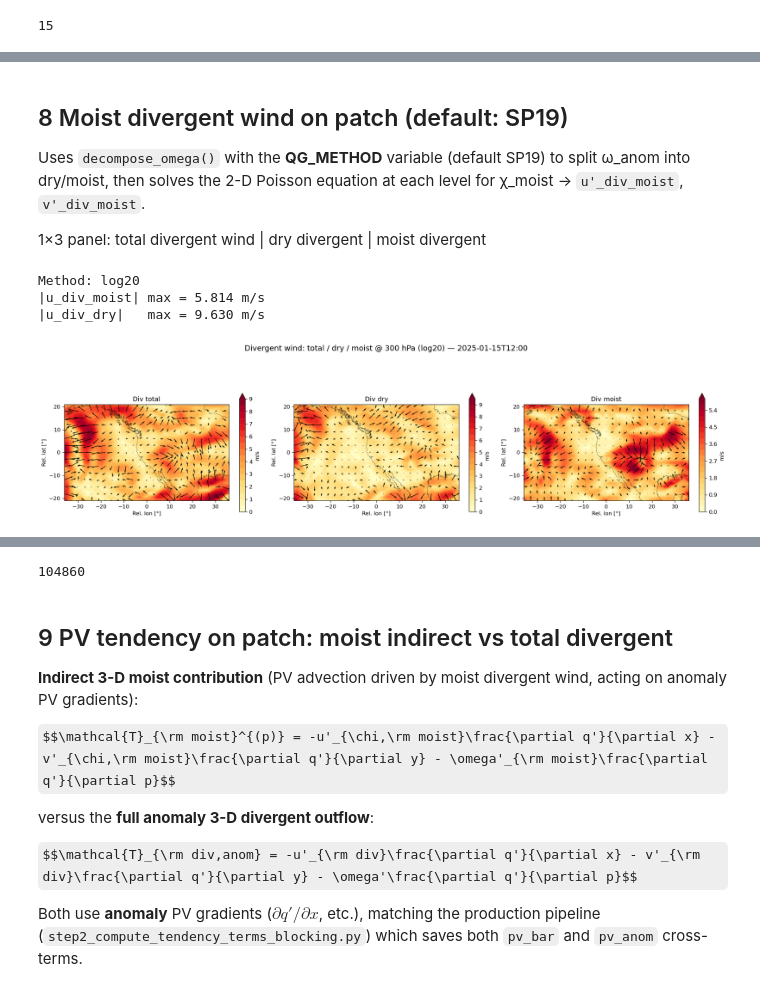
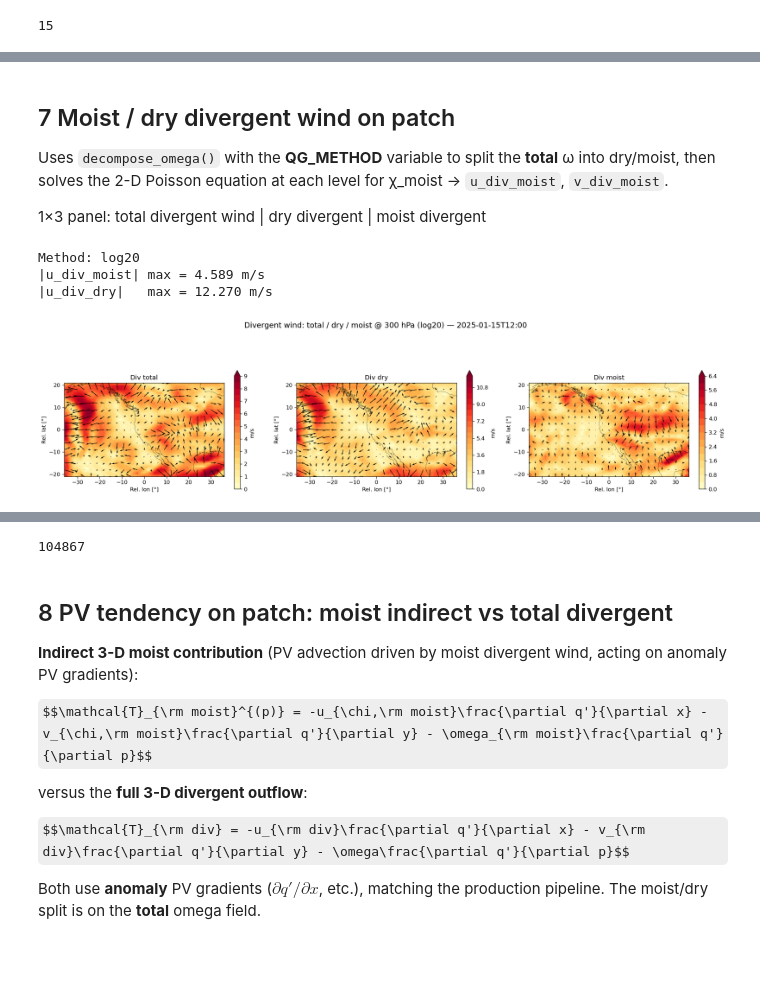
Before and after one commit to yanxingjianken/pvtend, a Jupyter notebook: examples/02_helmholtz_and_qg_omega.ipynb, the cells around one changed output, grey strips where cells are left out. Cells and saved outputs as stored; diff of their text form; code cells hidden in the pictures; some formulas as TeX source; blank space fills up the shorter version.

```diff
--- a/examples/02_helmholtz_and_qg_omega.ipynb
+++ b/examples/02_helmholtz_and_qg_omega.ipynb
@@ -430,7 +430,7 @@ then the result is extracted to the patch.  LOG20 solves directly on the patch.
 3×3 panel: rows = methods, columns = [ω_total, ω_dry, ω_moist = ω_total − ω_dry]
 # %%
 %%time
-# ── Full-NH geostrophic wind (for FFT — needs periodic longitude) ──
+# ── Full-NH geostrophic wind (for FFT & LOG20 — needs periodic longitude) ──
 def _geostrophic_nh(phi_3d):
     """(u_g, v_g) on the full NH grid using periodic zonal gradients."""
     ug = np.zeros_like(phi_3d)
@@ -460,11 +460,12 @@ wd_fft_nh = solve_qg_omega(ug_snap_nh, vg_snap_nh, t_snap,
 wd_fft = patcher.extract(wd_fft_nh, i_lat, i_lon)
 t_fft = time.perf_counter() - t0
 
-# ── LOG20 / SIP (total, on PATCH) ──
+# ── LOG20 / SIP (total, on FULL NH → extract patch) ──
 t0 = time.perf_counter()
-wd_log20 = solve_qg_omega(p_ug_snap, p_vg_snap, p_t_snap,
-                           patch_lat, patch_lon, plevs_pa,
-                           method="log20", center_lat=CENTER_LAT)
+wd_log20_nh = solve_qg_omega(ug_snap_nh, vg_snap_nh, t_snap,
+                              lat, lon, plevs_pa,
+                              method="log20", center_lat=CENTER_LAT)
+wd_log20 = patcher.extract(wd_log20_nh, i_lat, i_lon)
 t_log20 = time.perf_counter() - t0
 
 # Moist residual
@@ -472,14 +473,14 @@ wm_sp19  = p_w_snap - wd_sp19
 wm_fft   = p_w_snap - wd_fft
 wm_log20 = p_w_snap - wd_log20
 
-print(f"SP19:  {t_sp19:.2f}s  |  FFT (full NH): {t_fft:.2f}s  |  LOG20 (patch): {t_log20:.2f}s")
+print(f"SP19:  {t_sp19:.2f}s  |  FFT (full NH): {t_fft:.2f}s  |  LOG20 (full NH): {t_log20:.2f}s")
 print(f"|wd_fft|  max = {np.abs(wd_fft[ilev]).max():.4f} Pa/s")
 print(f"|wd_log20| max = {np.abs(wd_log20[ilev]).max():.4f} Pa/s")
 
 # ── 3×3 plot: rows = [SP19, FFT, LOG20], cols = [w_total, w_dry, w_moist] ──
 methods = [("SP19 (patch)",    p_w_snap, wd_sp19,  wm_sp19),
            ("FFT (full NH)",   p_w_snap, wd_fft,   wm_fft),
-           ("LOG20 (patch)",   p_w_snap, wd_log20, wm_log20)]
+           ("LOG20 (full NH)", p_w_snap, wd_log20, wm_log20)]
 col_labels = ["ω_total", "ω_dry", "ω_moist"]
 
 fig, axes = plt.subplots(3, 3, figsize=(18, 14))
@@ -505,7 +506,7 @@ for ax in axes.flat:
     ax.set_xlabel("Rel. lon [°]"); ax.set_ylabel("Rel. lat [°]")
 
 fig.suptitle(f"Total omega: 3-method comparison @ {PLOT_LEV} hPa — {ts_str}\n"
-             f"FFT on full NH (61×240), LOG20 on patch ({p_w_snap.shape[1]}×{p_w_snap.shape[2]})",
+             f"FFT & LOG20 on full NH (61×240), extracted to patch",
              fontsize=14, y=0.93)
 fig.tight_layout()
 plt.show(); plt.close("all"); gc.collect()
@@ -602,27 +522,28 @@ Wall time: 2.52 s
 # %% [markdown]
-## 8  Moist divergent wind on patch (default: SP19)
+## 7  Moist / dry divergent wind on patch
 
-Uses `decompose_omega()` with the **QG_METHOD** variable (default SP19) to split ω_anom into dry/moist,
-then solves the 2-D Poisson equation at each level for χ_moist → `u'_div_moist`, `v'_div_moist`.
+Uses `decompose_omega()` with the **QG_METHOD** variable to split the **total** ω into dry/moist,
+then solves the 2-D Poisson equation at each level for χ_moist → `u_div_moist`, `v_div_moist`.
 
 1×3 panel:  total divergent wind  |  dry divergent  |  moist divergent
 # %%
 %%time
-# ── Compute ω_dry for the anomaly using QG_METHOD (on patch) ──
+# ── Select ω_dry for the total field using QG_METHOD ──
 if QG_METHOD == "sp19":
-    omega_dry_anom = wad_sp19
+    omega_dry_total = wd_sp19
 elif QG_METHOD == "fft":
-    omega_dry_anom = wad_fft
+    omega_dry_total = wd_fft
 elif QG_METHOD == "log20":
-    omega_dry_anom = wad_log20
+    omega_dry_total = wd_log20
 else:
     raise ValueError(f"Unknown QG_METHOD: {QG_METHOD}")
 
-omega_moist_anom = p_w_anom - omega_dry_anom
+omega_moist_total = p_w_snap - omega_dry_total
 
 # ── decompose_omega on the patch → chi_moist, u_div_moist, v_div_moist ──
+# Uses FULL omega (total snapshot), not anomaly
 decomp = decompose_omega(
-    p_w_anom, omega_dry_anom, patch_lat, patch_lon, plevs_pa,
+    p_w_snap, omega_dry_total, patch_lat, patch_lon, plevs_pa,
     u_div=p_u_div, v_div=p_v_div,
 )
 u_div_moist = decomp["u_div_moist"]
@@ -633,33 +554,33 @@ v_div_dry   = decomp["v_div_dry"]
 print(f"Method: {QG_METHOD}")
 print(f"|u_div_moist| max = {np.abs(u_div_moist[ilev]).max():.3f} m/s")
 print(f"|u_div_dry|   max = {np.abs(u_div_dry[ilev]).max():.3f} m/s")
 
 # ── 1×3 panel: divergent wind total / dry / moist @ PLOT_LEV ──
 fig, axes = plt.subplots(1, 3, figsize=(18, 5))
 div_panels = [
     ("Div total",  p_u_div[ilev],     p_v_div[ilev]),
     ("Div dry",    u_div_dry[ilev],   v_div_dry[ilev]),
     ("Div moist",  u_div_moist[ilev], v_div_moist[ilev]),
 ]
 
 for ax, (title, uk, vk) in zip(axes, div_panels):
     speed = np.sqrt(uk**2 + vk**2)
     cf = ax.contourf(x_coords, y_coords, speed, levels=20, cmap="YlOrRd", extend="max")
     ax.quiver(x_coords[::skip], y_coords[::skip],
               uk[::skip, ::skip], vk[::skip, ::skip],
               scale=100, width=0.003, color="k")
     overlay_coastlines(ax, **coast_kw)
     ax.set_aspect("equal")
     ax.set_xlabel("Rel. lon [°]"); ax.set_ylabel("Rel. lat [°]")
     ax.set_title(title, fontsize=12)
     plt.colorbar(cf, ax=ax, shrink=0.7, label="m/s")
 
 fig.suptitle(f"Divergent wind: total / dry / moist @ {PLOT_LEV} hPa ({QG_METHOD}) — {ts_str}",
              fontsize=14, y=1.02)
 fig.tight_layout()
 plt.show(); plt.close("all"); gc.collect()
 # %% [output]
 Method: log20
-|u_div_moist| max = 5.814 m/s
-|u_div_dry|   max = 9.630 m/s
+|u_div_moist| max = 4.589 m/s
+|u_div_dry|   max = 12.270 m/s
-[figure, old version]
+[figure, new version]
@@ -668,17 +589,17 @@ Wall time: 980 ms
-104860
+104867
 # %% [markdown]
-## 9  PV tendency on patch: moist indirect vs total divergent
+## 8  PV tendency on patch: moist indirect vs total divergent
 
 **Indirect 3-D moist contribution** (PV advection driven by moist divergent wind, acting on anomaly PV gradients):
 
-$$\mathcal{T}_{\rm moist}^{(p)} = -u'_{\chi,\rm moist}\frac{\partial q'}{\partial x} - v'_{\chi,\rm moist}\frac{\partial q'}{\partial y} - \omega'_{\rm moist}\frac{\partial q'}{\partial p}$$
+$$\mathcal{T}_{\rm moist}^{(p)} = -u_{\chi,\rm moist}\frac{\partial q'}{\partial x} - v_{\chi,\rm moist}\frac{\partial q'}{\partial y} - \omega_{\rm moist}\frac{\partial q'}{\partial p}$$
 
-versus the **full anomaly 3-D divergent outflow**:
+versus the **full 3-D divergent outflow**:
 
-$$\mathcal{T}_{\rm div,anom} = -u'_{\rm div}\frac{\partial q'}{\partial x} - v'_{\rm div}\frac{\partial q'}{\partial y} - \omega'\frac{\partial q'}{\partial p}$$
+$$\mathcal{T}_{\rm div} = -u_{\rm div}\frac{\partial q'}{\partial x} - v_{\rm div}\frac{\partial q'}{\partial y} - \omega\frac{\partial q'}{\partial p}$$
 
-Both use **anomaly** PV gradients ($\partial q'/\partial x$, etc.), matching the production pipeline
-(`step2_compute_tendency_terms_blocking.py`) which saves both `pv_bar` and `pv_anom` cross-terms.
+Both use **anomaly** PV gradients ($\partial q'/\partial x$, etc.), matching the production pipeline.
+The moist/dry split is on the **total** omega field.
 # %%
 # ── PV tendency terms on the patch ──
 # Uses ANOMALY PV gradient (∂q'/∂x, ∂q'/∂y, ∂q'/∂p)
```
Also changed, not shown: parts of 11 cells of this notebook, 10 other files.
